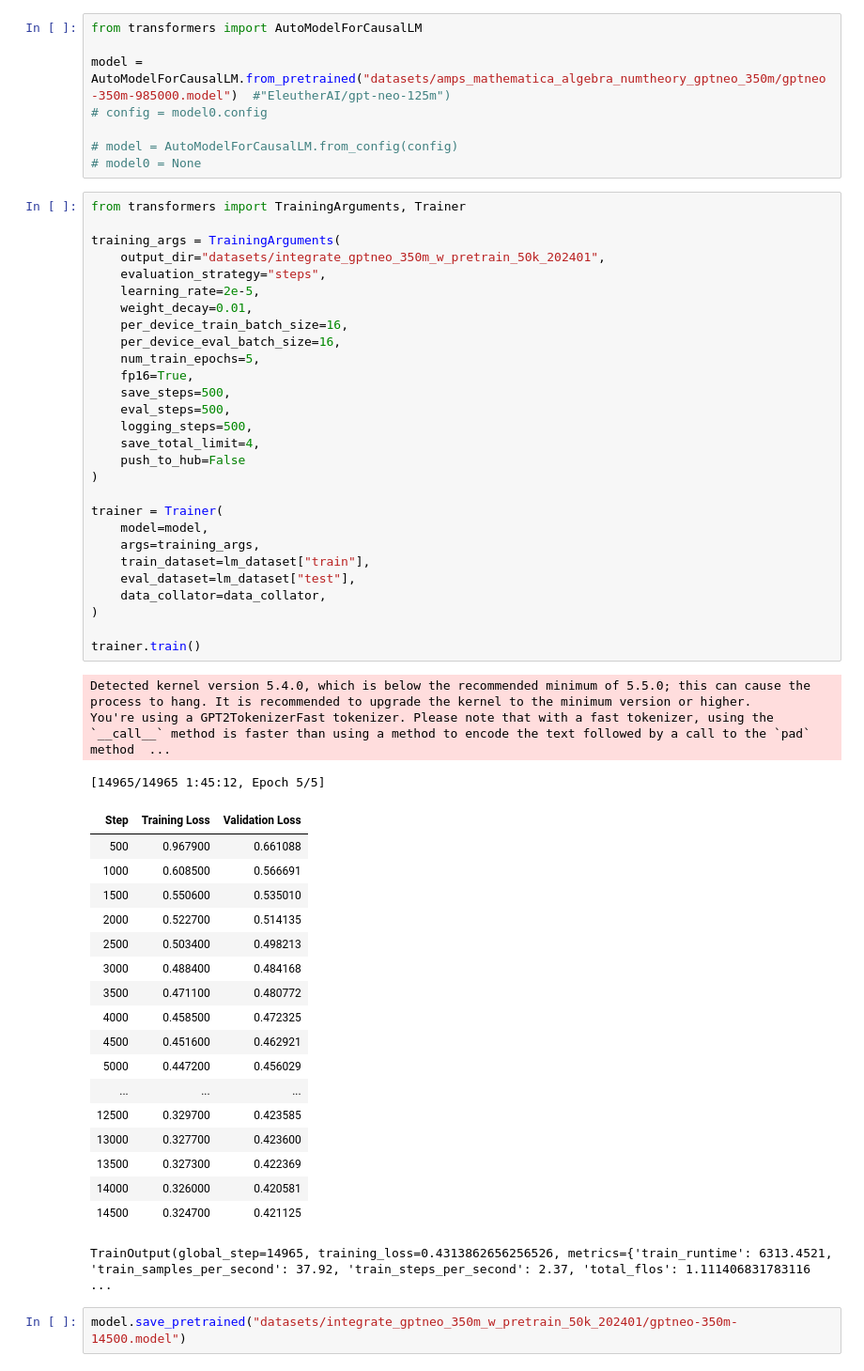
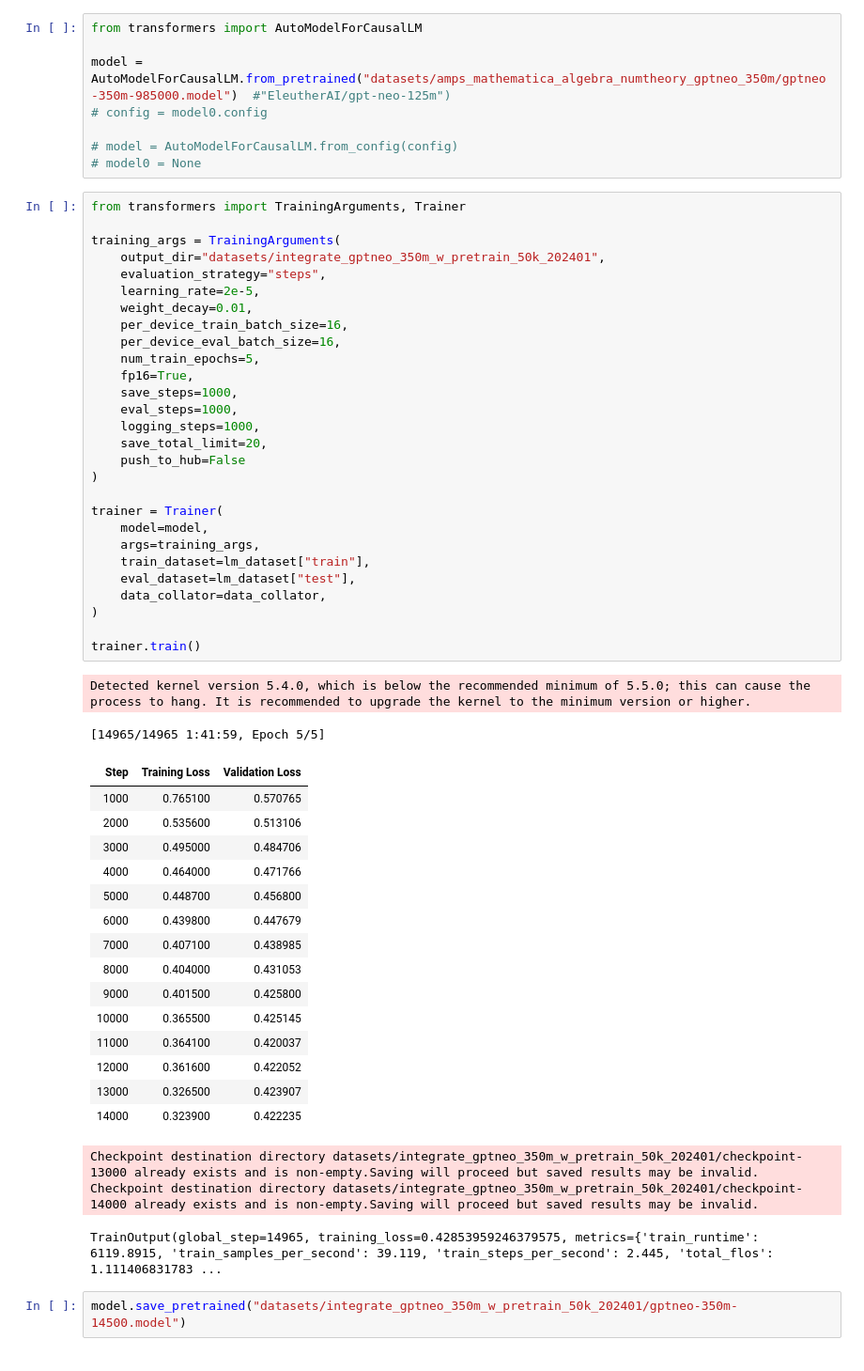
Before and after one commit to xiaoxin-yin/automath, a Jupyter notebook: calculus/integrate_gptneo.ipynb, the cells around one changed output. Shown: that part at 94% size. Cells and saved outputs as stored; diff of their text form.

```diff
--- a/calculus/integrate_gptneo.ipynb
+++ b/calculus/integrate_gptneo.ipynb
@@ -142,53 +142,52 @@ model = AutoModelForCausalLM.from_pretrained("datasets/amps_mathematica_algebra_
 # %%
 from transformers import TrainingArguments, Trainer
 
 training_args = TrainingArguments(
     output_dir="datasets/integrate_gptneo_350m_w_pretrain_50k_202401",
     evaluation_strategy="steps",
     learning_rate=2e-5,
     weight_decay=0.01,
     per_device_train_batch_size=16,
     per_device_eval_batch_size=16,
     num_train_epochs=5,
     fp16=True,
-    save_steps=500,
-    eval_steps=500,
-    logging_steps=500,
-    save_total_limit=4,
+    save_steps=1000,
+    eval_steps=1000,
+    logging_steps=1000,
+    save_total_limit=20,
     push_to_hub=False
 )
 
 trainer = Trainer(
     model=model,
     args=training_args,
     train_dataset=lm_dataset["train"],
     eval_dataset=lm_dataset["test"],
     data_collator=data_collator,
 )
 
 trainer.train()
 # %% [output]
 Detected kernel version 5.4.0, which is below the recommended minimum of 5.5.0; this can cause the process to hang. It is recommended to upgrade the kernel to the minimum version or higher.
-You're using a GPT2TokenizerFast tokenizer. Please note that with a fast tokenizer, using the `__call__` method is faster than using a method to encode the text followed by a call to the `pad` method  ...
-[14965/14965 1:45:12, Epoch 5/5]
+[14965/14965 1:41:59, Epoch 5/5]
 | Step | Training Loss | Validation Loss |
-| 500 | 0.967900 | 0.661088 |
-| 1000 | 0.608500 | 0.566691 |
-| 1500 | 0.550600 | 0.535010 |
-| 2000 | 0.522700 | 0.514135 |
-| 2500 | 0.503400 | 0.498213 |
-| 3000 | 0.488400 | 0.484168 |
-| 3500 | 0.471100 | 0.480772 |
-| 4000 | 0.458500 | 0.472325 |
-| 4500 | 0.451600 | 0.462921 |
-| 5000 | 0.447200 | 0.456029 |
-| ... | ... | ... |
-| 12500 | 0.329700 | 0.423585 |
-| 13000 | 0.327700 | 0.423600 |
-| 13500 | 0.327300 | 0.422369 |
-| 14000 | 0.326000 | 0.420581 |
-| 14500 | 0.324700 | 0.421125 |
+| 1000 | 0.765100 | 0.570765 |
+| 2000 | 0.535600 | 0.513106 |
+| 3000 | 0.495000 | 0.484706 |
+| 4000 | 0.464000 | 0.471766 |
+| 5000 | 0.448700 | 0.456800 |
+| 6000 | 0.439800 | 0.447679 |
+| 7000 | 0.407100 | 0.438985 |
+| 8000 | 0.404000 | 0.431053 |
+| 9000 | 0.401500 | 0.425800 |
+| 10000 | 0.365500 | 0.425145 |
+| 11000 | 0.364100 | 0.420037 |
+| 12000 | 0.361600 | 0.422052 |
+| 13000 | 0.326500 | 0.423907 |
+| 14000 | 0.323900 | 0.422235 |
-TrainOutput(global_step=14965, training_loss=0.4313862656256526, metrics={'train_runtime': 6313.4521, 'train_samples_per_second': 37.92, 'train_steps_per_second': 2.37, 'total_flos': 1.111406831783116 ...
+Checkpoint destination directory datasets/integrate_gptneo_350m_w_pretrain_50k_202401/checkpoint-13000 already exists and is non-empty.Saving will proceed but saved results may be invalid.
+Checkpoint destination directory datasets/integrate_gptneo_350m_w_pretrain_50k_202401/checkpoint-14000 already exists and is non-empty.Saving will proceed but saved results may be invalid.
+TrainOutput(global_step=14965, training_loss=0.42853959246379575, metrics={'train_runtime': 6119.8915, 'train_samples_per_second': 39.119, 'train_steps_per_second': 2.445, 'total_flos': 1.111406831783 ...
 # %%
 model.save_pretrained("datasets/integrate_gptneo_350m_w_pretrain_50k_202401/gptneo-350m-14500.model")
 # %%
```
Also changed, not shown: parts of 5 cells of this notebook, 9 other files.
